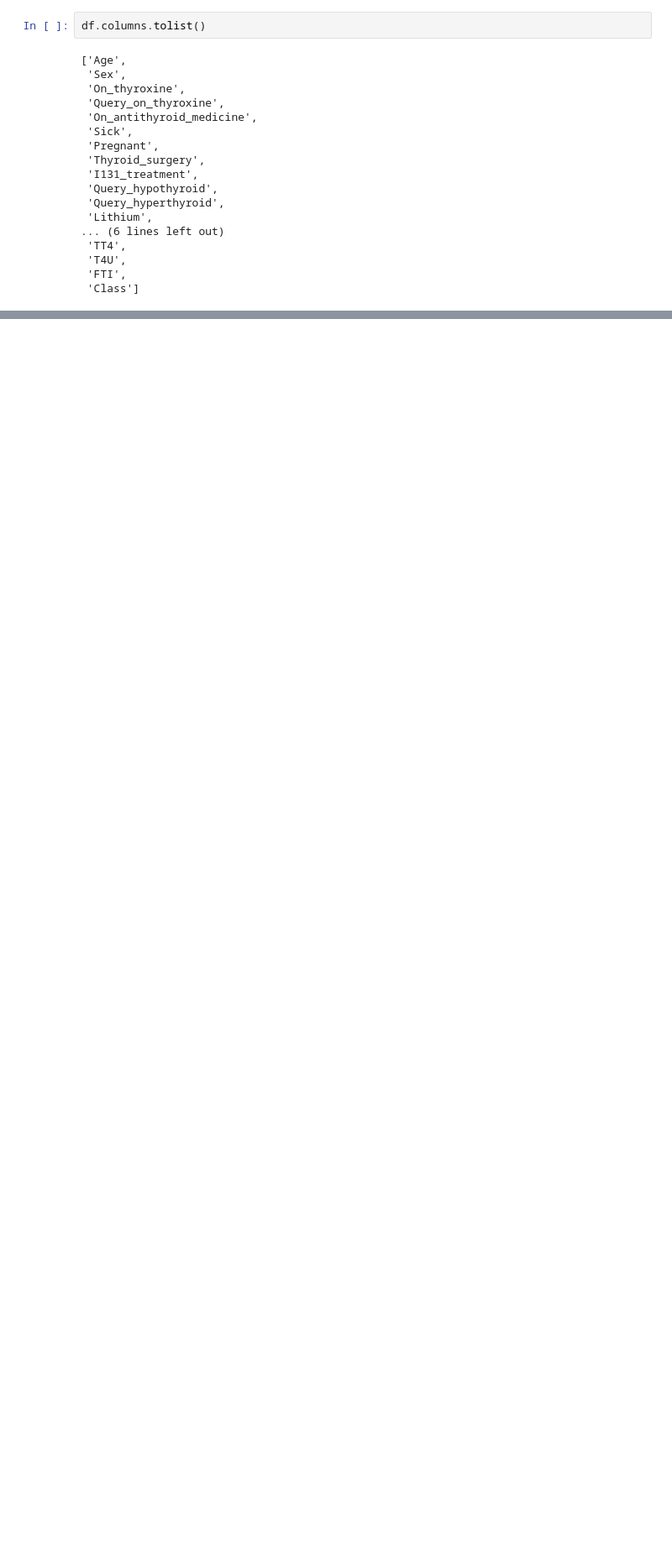
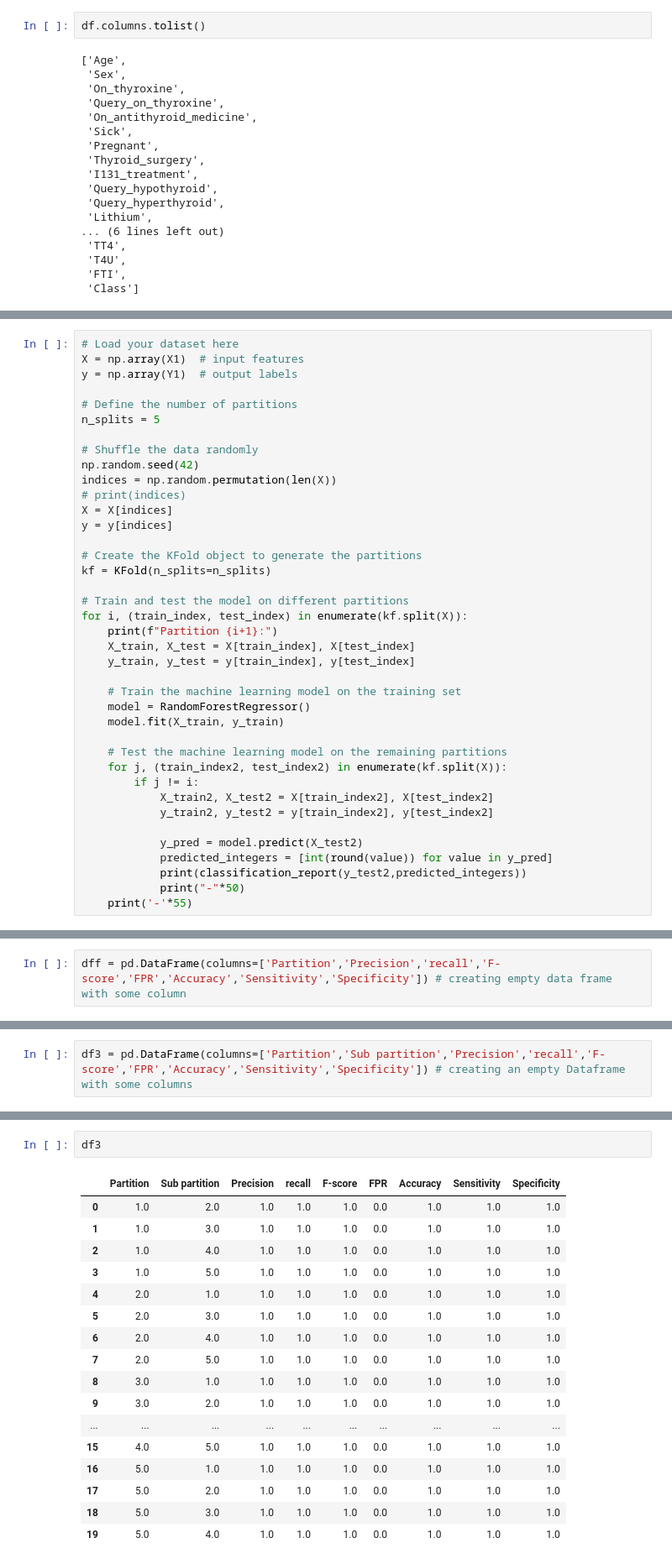
Before and after one commit to AnukulSri/DS_ML, a Jupyter notebook: Thyriod_prediction/combine_thyroid.ipynb, the cells around one changed output, grey strips where cells are left out. Shown at 84% size. Cells and saved outputs as stored; diff of their text form; blank space fills up the shorter version.

```diff
--- a/Thyriod_prediction/combine_thyroid.ipynb
+++ b/Thyriod_prediction/combine_thyroid.ipynb
@@ -39,0 +166,39 @@ df.columns.tolist()
+# %%
+# Load your dataset here
+X = np.array(X1)  # input features
+y = np.array(Y1)  # output labels
+
+# Define the number of partitions
+n_splits = 5
+
+# Shuffle the data randomly
+np.random.seed(42)
+indices = np.random.permutation(len(X))
+# print(indices)
+X = X[indices]
+y = y[indices]
+
+# Create the KFold object to generate the partitions
+kf = KFold(n_splits=n_splits)
+
+# Train and test the model on different partitions
+for i, (train_index, test_index) in enumerate(kf.split(X)):
+    print(f"Partition {i+1}:")
+    X_train, X_test = X[train_index], X[test_index]
+    y_train, y_test = y[train_index], y[test_index]
+
+    # Train the machine learning model on the training set
+    model = RandomForestRegressor()
+    model.fit(X_train, y_train)
+
+    # Test the machine learning model on the remaining partitions
+    for j, (train_index2, test_index2) in enumerate(kf.split(X)):
+        if j != i:
+            X_train2, X_test2 = X[train_index2], X[test_index2]
+            y_train2, y_test2 = y[train_index2], y[test_index2]
+
+            y_pred = model.predict(X_test2)
+            predicted_integers = [int(round(value)) for value in y_pred]
+            print(classification_report(y_test2,predicted_integers))
+            print("-"*50)
+    print('-'*55)
@@ -39,0 +225,2 @@ df.columns.tolist()
+# %%
+dff = pd.DataFrame(columns=['Partition','Precision','recall','F-score','FPR','Accuracy','Sensitivity','Specificity']) # creating empty data frame with some column
@@ -39,0 +302,2 @@ df.columns.tolist()
+# %%
+df3 = pd.DataFrame(columns=['Partition','Sub partition','Precision','recall','F-score','FPR','Accuracy','Sensitivity','Specificity']) # creating an empty Dataframe with some columns
@@ -180,0 +390,20 @@ memory usage: 7.8+ MB
+# %%
+df3
+# %% [output]
+|  | Partition | Sub partition | Precision | recall | F-score | FPR | Accuracy | Sensitivity | Specificity |
+| 0 | 1.0 | 2.0 | 1.0 | 1.0 | 1.0 | 0.0 | 1.0 | 1.0 | 1.0 |
+| 1 | 1.0 | 3.0 | 1.0 | 1.0 | 1.0 | 0.0 | 1.0 | 1.0 | 1.0 |
+| 2 | 1.0 | 4.0 | 1.0 | 1.0 | 1.0 | 0.0 | 1.0 | 1.0 | 1.0 |
+| 3 | 1.0 | 5.0 | 1.0 | 1.0 | 1.0 | 0.0 | 1.0 | 1.0 | 1.0 |
+| 4 | 2.0 | 1.0 | 1.0 | 1.0 | 1.0 | 0.0 | 1.0 | 1.0 | 1.0 |
+| 5 | 2.0 | 3.0 | 1.0 | 1.0 | 1.0 | 0.0 | 1.0 | 1.0 | 1.0 |
+| 6 | 2.0 | 4.0 | 1.0 | 1.0 | 1.0 | 0.0 | 1.0 | 1.0 | 1.0 |
+| 7 | 2.0 | 5.0 | 1.0 | 1.0 | 1.0 | 0.0 | 1.0 | 1.0 | 1.0 |
+| 8 | 3.0 | 1.0 | 1.0 | 1.0 | 1.0 | 0.0 | 1.0 | 1.0 | 1.0 |
+| 9 | 3.0 | 2.0 | 1.0 | 1.0 | 1.0 | 0.0 | 1.0 | 1.0 | 1.0 |
+| ... | ... | ... | ... | ... | ... | ... | ... | ... | ... |
+| 15 | 4.0 | 5.0 | 1.0 | 1.0 | 1.0 | 0.0 | 1.0 | 1.0 | 1.0 |
+| 16 | 5.0 | 1.0 | 1.0 | 1.0 | 1.0 | 0.0 | 1.0 | 1.0 | 1.0 |
+| 17 | 5.0 | 2.0 | 1.0 | 1.0 | 1.0 | 0.0 | 1.0 | 1.0 | 1.0 |
+| 18 | 5.0 | 3.0 | 1.0 | 1.0 | 1.0 | 0.0 | 1.0 | 1.0 | 1.0 |
+| 19 | 5.0 | 4.0 | 1.0 | 1.0 | 1.0 | 0.0 | 1.0 | 1.0 | 1.0 |
```
Also changed, not shown: parts of 33 cells of this notebook.
